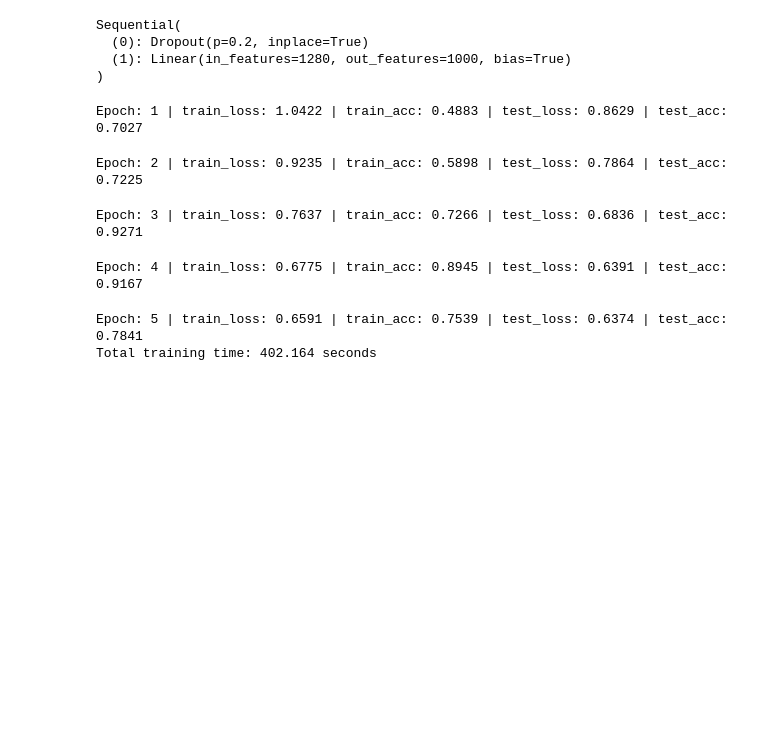
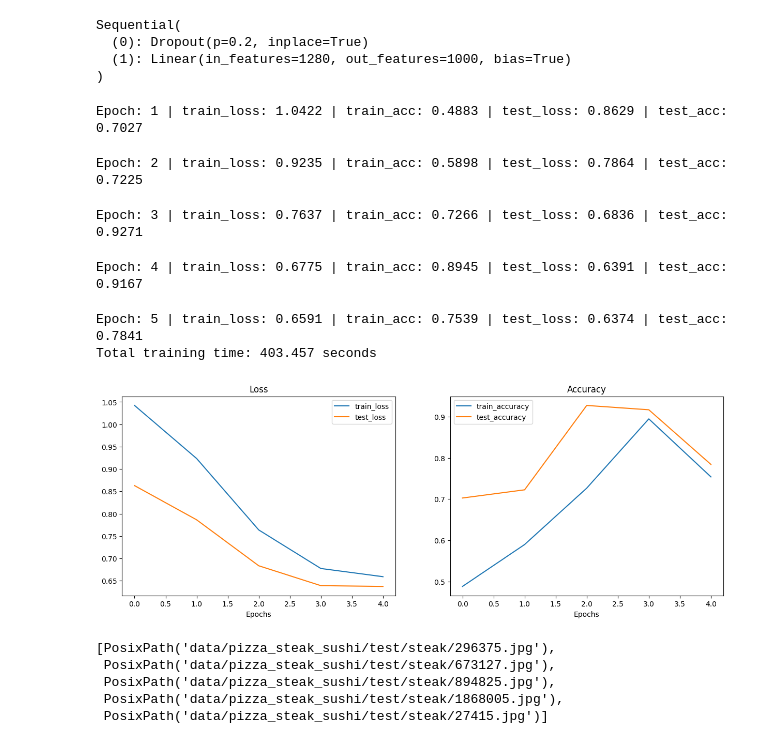
Before and after one commit to NickDiNapoli/pytorch-playground, a Jupyter notebook: src/pytorch_playground/transfer_learning.ipynb, the cells around one changed output. Saved outputs shown, nothing was run; the diff lists cells and outputs as text; code cells hidden in the pictures; blank space fills up the shorter version.

Commit message:
Adding predictions and plotting

```diff
--- a/src/pytorch_playground/transfer_learning.ipynb
+++ b/src/pytorch_playground/transfer_learning.ipynb
@@ -125,13 +126,13 @@ optimizer = torch.optim.Adam(model.parameters(), lr=0.001)
 from timeit import default_timer as timer
 start_time = timer()
 
-train_model.train(model=model,
-                    train_dataloader=train_dataloader,
-                    test_dataloader=test_dataloader,
-                    optimizer=optimizer,
-                    loss_fn=loss_fn,
-                    epochs=5,
-                    device=device)
+results = train_model.train(model=model,
+                            train_dataloader=train_dataloader,
+                            test_dataloader=test_dataloader,
+                            optimizer=optimizer,
+                            loss_fn=loss_fn,
+                            epochs=5,
+                            device=device)
 
 end_time = timer()
 print(f"Total training time: {end_time-start_time:.3f} seconds")
@@ -141,4 +142,59 @@ Epoch: 2 | train_loss: 0.9235 | train_acc: 0.5898 | test_loss: 0.7864 | test_acc
 Epoch: 3 | train_loss: 0.7637 | train_acc: 0.7266 | test_loss: 0.6836 | test_acc: 0.9271
 Epoch: 4 | train_loss: 0.6775 | train_acc: 0.8945 | test_loss: 0.6391 | test_acc: 0.9167
 Epoch: 5 | train_loss: 0.6591 | train_acc: 0.7539 | test_loss: 0.6374 | test_acc: 0.7841
-Total training time: 402.164 seconds
+Total training time: 403.457 seconds
+# %%
+def plot_loss_curves2(results):
+    """
+    Plots training curves of a results dictionary.
+
+    Args:
+        results (dict): dictionary containing list of values, e.g.
+            {"train_loss": [...],
+             "train_acc": [...],
+             "test_loss": [...],
+             "test_acc": [...]}
+    """
+
+    # Get the loss values of the results dictionary (training and test)
+    loss = [x.item() for x in results['train_loss']]
+    test_loss = results['test_loss']
+
+    # Get the accuracy values of the results dictionary (training and test)
+    accuracy = results['train_acc']
+    test_accuracy = results['test_acc']
+
+    # Figure out how many epochs there were
+    epochs = range(len(results['train_loss']))
+
+    # Setup a plot
+    plt.figure(figsize=(15, 5))
+
+    # Plot loss
+    plt.subplot(1, 2, 1)
+    plt.plot(epochs, loss, label='train_loss')
+    plt.plot(epochs, test_loss, label='test_loss')
+    plt.title('Loss')
+    plt.xlabel('Epochs')
+    plt.legend()
+
+    # Plot accuracy
+    plt.subplot(1, 2, 2)
+    plt.plot(epochs, accuracy, label='train_accuracy')
+    plt.plot(epochs, test_accuracy, label='test_accuracy')
+    plt.title('Accuracy')
+    plt.xlabel('Epochs')
+    plt.legend()
+# %%
+#plotting.plot_loss_curves(results)
+plot_loss_curves2(results)
+# %% [output]
+[figure, added]
+# %%
+list(Path(test_dir).glob("*/*.jpg"))[0:5]
+# %% [output]
+[PosixPath('data/pizza_steak_sushi/test/steak/296375.jpg'),
+ PosixPath('data/pizza_steak_sushi/test/steak/673127.jpg'),
+ PosixPath('data/pizza_steak_sushi/test/steak/894825.jpg'),
+ PosixPath('data/pizza_steak_sushi/test/steak/1868005.jpg'),
+ PosixPath('data/pizza_steak_sushi/test/steak/27415.jpg')]
```
Also changed, not shown: parts of 2 cells of this notebook, 1 other file.
